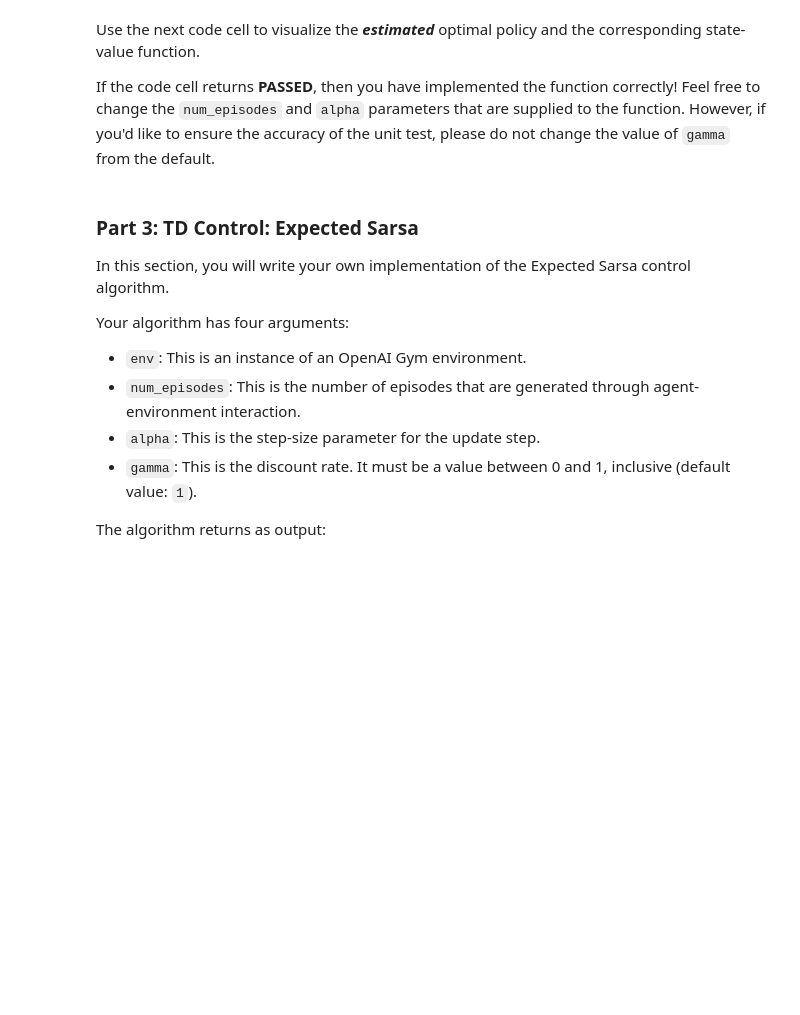
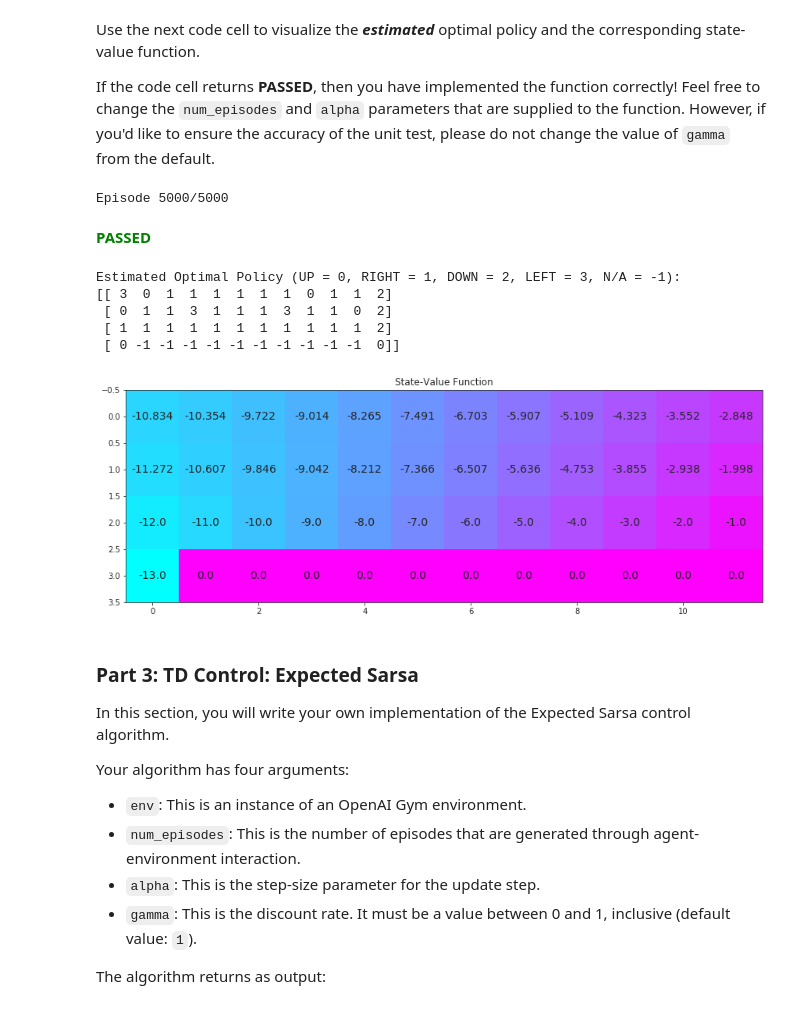
Before and after one commit to silviomori/udacity-deep-reinforcement-learning-nanodegree, a Jupyter notebook: temporal-difference/Temporal_Difference.ipynb, the cells around one changed output. Cells and saved outputs as stored; diff of their text form; code cells hidden in the pictures; blank space fills up the shorter version.

Commit message:
feat: Implement TD Control: Q-Learning (SARSAmax)

```diff
--- a/temporal-difference/Temporal_Difference.ipynb
+++ b/temporal-difference/Temporal_Difference.ipynb
@@ -185,7 +185,8 @@ Please complete the function in the code cell below.
 
 (_Feel free to define additional functions to help you to organize your code._)
 # %%
-def q_learning(env, num_episodes, alpha, gamma=1.0):
+def q_learning(env, num_episodes, alpha, gamma=1.0, eps=1.0, eps_decay=0.999, eps_min=0.1):
+    nA = env.nA
     # initialize empty dictionary of arrays
     Q = defaultdict(lambda: np.zeros(env.nA))
     # loop over episodes
@@ -195,7 +196,36 @@ def q_learning(env, num_episodes, alpha, gamma=1.0):
             print("\rEpisode {}/{}".format(i_episode, num_episodes), end="")
             sys.stdout.flush()
 
-        ## TODO: complete the function
+        ## DONE: complete the function
+
+        # start a new episode
+        state = env.reset()
+
+        while True:
+            # Follow the greedy policy to determine next action
+            action = e_greedy(Q[state], eps, nA)
+
+            # make one move
+            next_state, reward, done, info = env.step(action)
+
+            # Select the next action which has the maximum reward
+            next_action_max = e_greedy(Q[next_state], 0, nA)
+
+            # Calculate reward
+            reward += (gamma * Q[next_state][next_action_max]) - Q[state][action]
+
+            # Update Q-Table
+            Q[state][action] += alpha * reward
+
+            # Break if this episode has finished
+            if done:
+                break
+
+            # Update state for next step
+            state = next_state
+
+        # Decay epsilon after each episode
+        eps = max(eps*eps_decay, eps_min)
 
     return Q
 # %% [markdown]
@@ -204,16 +234,25 @@ Use the next code cell to visualize the **_estimated_** optimal policy and the c
 If the code cell returns **PASSED**, then you have implemented the function correctly!  Feel free to change the `num_episodes` and `alpha` parameters that are supplied to the function.  However, if you'd like to ensure the accuracy of the unit test, please do not change the value of `gamma` from the default.
 # %%
 # obtain the estimated optimal policy and corresponding action-value function
-Q_sarsamax = q_learning(env, 5000, .01)
+Q_sarsamax = q_learning(env, 5000, 0.01, eps=1, eps_decay=0.8, eps_min=0.0001)
 
 # print the estimated optimal policy
 policy_sarsamax = np.array([np.argmax(Q_sarsamax[key]) if key in Q_sarsamax else -1 for key in np.arange(48)]).reshape((4,12))
 check_test.run_check('td_control_check', policy_sarsamax)
 print("\nEstimated Optimal Policy (UP = 0, RIGHT = 1, DOWN = 2, LEFT = 3, N/A = -1):")
 print(policy_sarsamax)
 
 # plot the estimated optimal state-value function
 plot_values([np.max(Q_sarsamax[key]) if key in Q_sarsamax else 0 for key in np.arange(48)])
+# %% [output]
+Episode 5000/5000
+**<span style="color: green;">PASSED</span>**
+Estimated Optimal Policy (UP = 0, RIGHT = 1, DOWN = 2, LEFT = 3, N/A = -1):
+[[ 3  0  1  1  1  1  1  1  0  1  1  2]
+ [ 0  1  1  3  1  1  1  3  1  1  0  2]
+ [ 1  1  1  1  1  1  1  1  1  1  1  2]
+ [ 0 -1 -1 -1 -1 -1 -1 -1 -1 -1 -1  0]]
+[figure, added]
 # %% [markdown]
 ### Part 3: TD Control: Expected Sarsa
 
```
